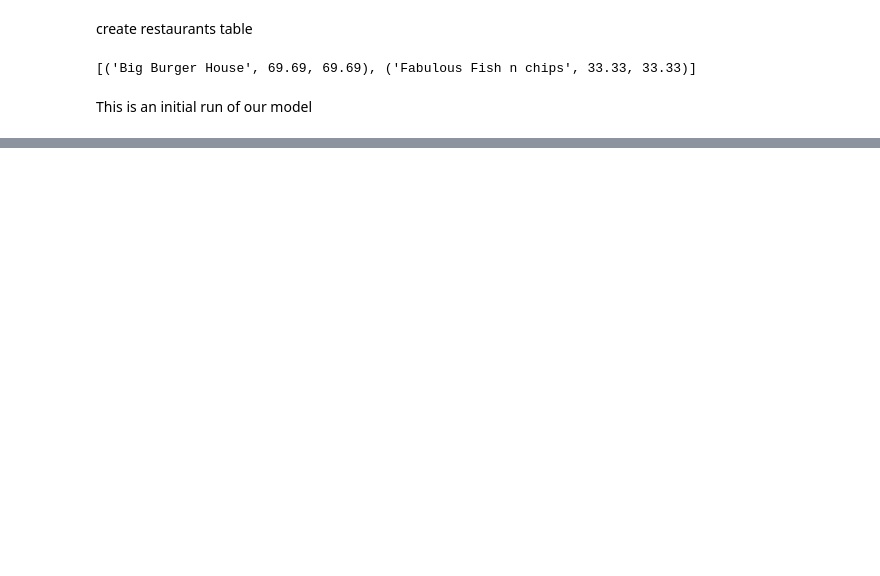
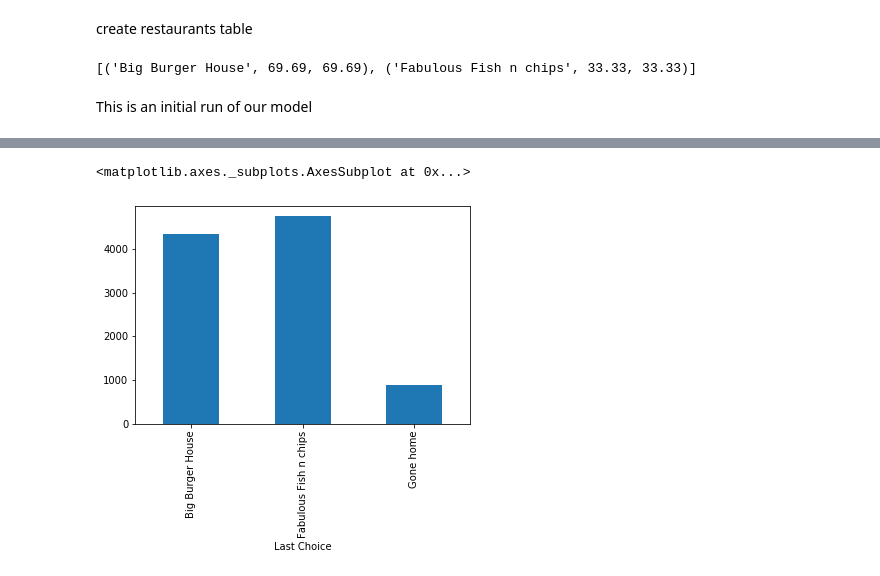
Before and after one commit to vincentveyron/hometimeABM, a Jupyter notebook: 1 - Run Simulation.ipynb, the cells around one changed output, grey strips where cells are left out. Drawn from its saved outputs; the diff is of its cells as text; code cells hidden in the pictures; blank space fills up the shorter version.

Commit message:
add graph output

```diff
--- a/1 - Run Simulation.ipynb
+++ b/1 - Run Simulation.ipynb
@@ -30,3 +54,8 @@ agent_vars.head()
+# %%
+agent_vars.fillna('Gone home').groupby('Last Choice').size().plot.bar()
+# %% [output]
+<matplotlib.axes._subplots.AxesSubplot at 0x...>
+[figure, added]
 # %%
 model_vars = model.datacollector.get_model_vars_dataframe()
 model_vars.head()
```
Also changed, not shown: parts of 4 cells of this notebook, 4 other files.
